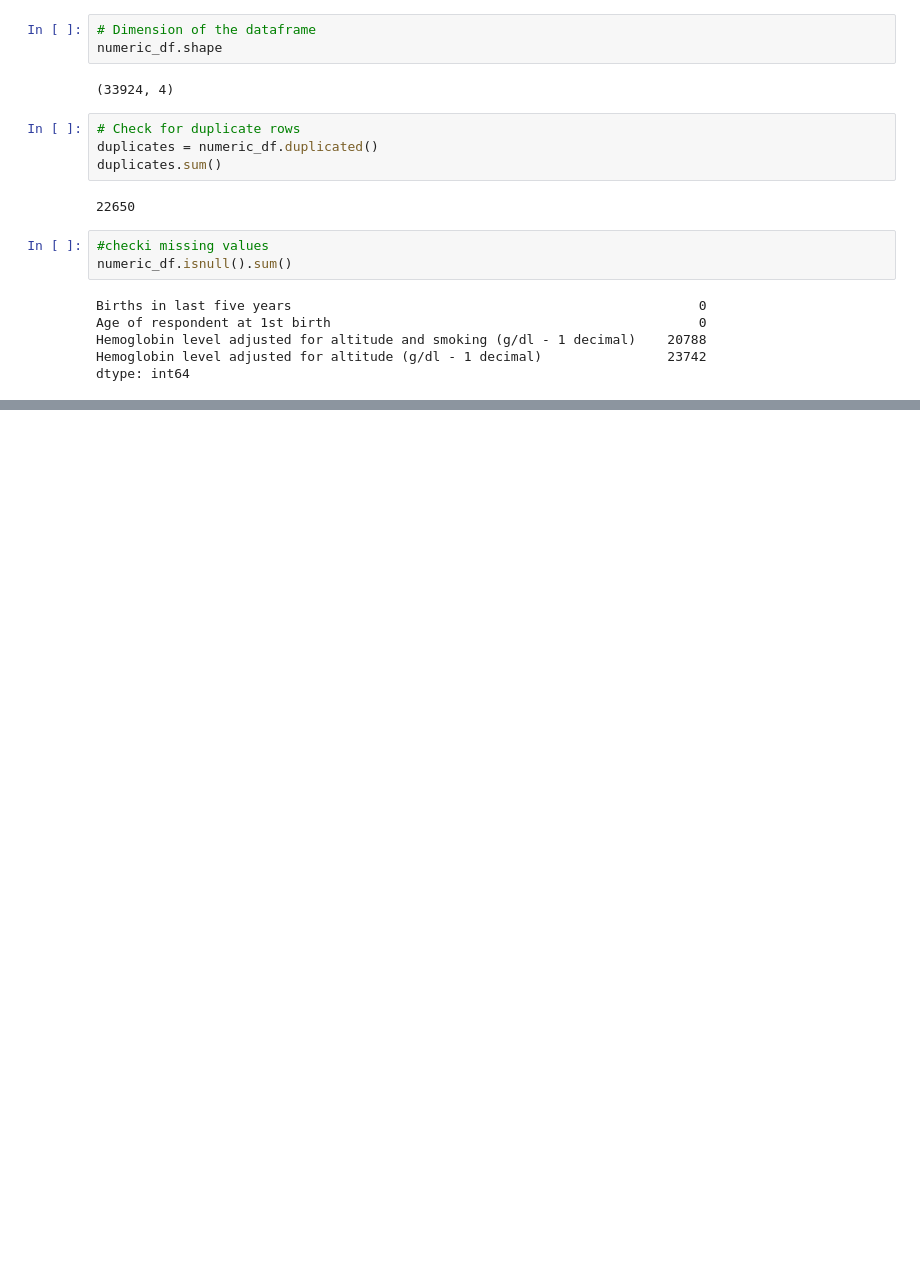
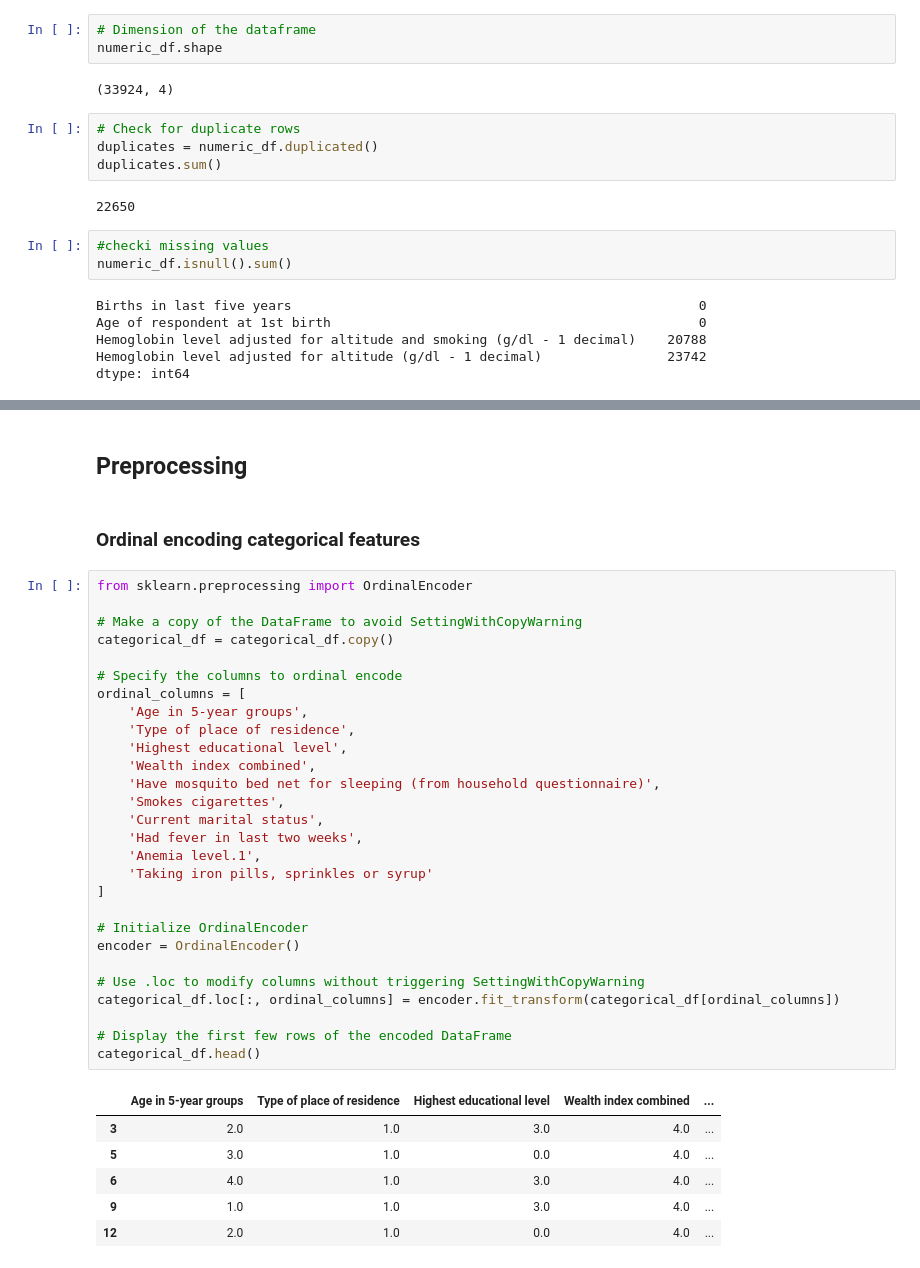
Before and after one commit to ruth-kitasi/Anemia-Level-Prediction-in-Children, a Jupyter notebook: notebooks/Agatha.ipynb, the cells around one changed output, grey strips where cells are left out. Drawn from its saved outputs; the diff is of its cells as text; blank space fills up the shorter version.

Commit message:
added cleaning and preprocessing

```diff
--- a/notebooks/Agatha.ipynb
+++ b/notebooks/Agatha.ipynb
@@ -321,0 +432,39 @@ dtype: int64
+# %% [markdown]
+## Preprocessing
+# %% [markdown]
+### Ordinal encoding categorical features
+# %%
+from sklearn.preprocessing import OrdinalEncoder
+
+# Make a copy of the DataFrame to avoid SettingWithCopyWarning
+categorical_df = categorical_df.copy()
+
+# Specify the columns to ordinal encode
+ordinal_columns = [
+    'Age in 5-year groups',
+    'Type of place of residence',
+    'Highest educational level',
+    'Wealth index combined',
+    'Have mosquito bed net for sleeping (from household questionnaire)',
+    'Smokes cigarettes',
+    'Current marital status',
+    'Had fever in last two weeks',
+    'Anemia level.1',
+    'Taking iron pills, sprinkles or syrup'
+]
+
+# Initialize OrdinalEncoder
+encoder = OrdinalEncoder()
+
+# Use .loc to modify columns without triggering SettingWithCopyWarning
+categorical_df.loc[:, ordinal_columns] = encoder.fit_transform(categorical_df[ordinal_columns])
+
+# Display the first few rows of the encoded DataFrame
+categorical_df.head()
+# %% [output]
+|  | Age in 5-year groups | Type of place of residence | Highest educational level | Wealth index combined | ... |
+| 3 | 2.0 | 1.0 | 3.0 | 4.0 | ... |
+| 5 | 3.0 | 1.0 | 0.0 | 4.0 | ... |
+| 6 | 4.0 | 1.0 | 3.0 | 4.0 | ... |
+| 9 | 1.0 | 1.0 | 3.0 | 4.0 | ... |
+| 12 | 2.0 | 1.0 | 0.0 | 4.0 | ... |
```
Also changed, not shown: parts of 17 cells of this notebook, 1 other file.
